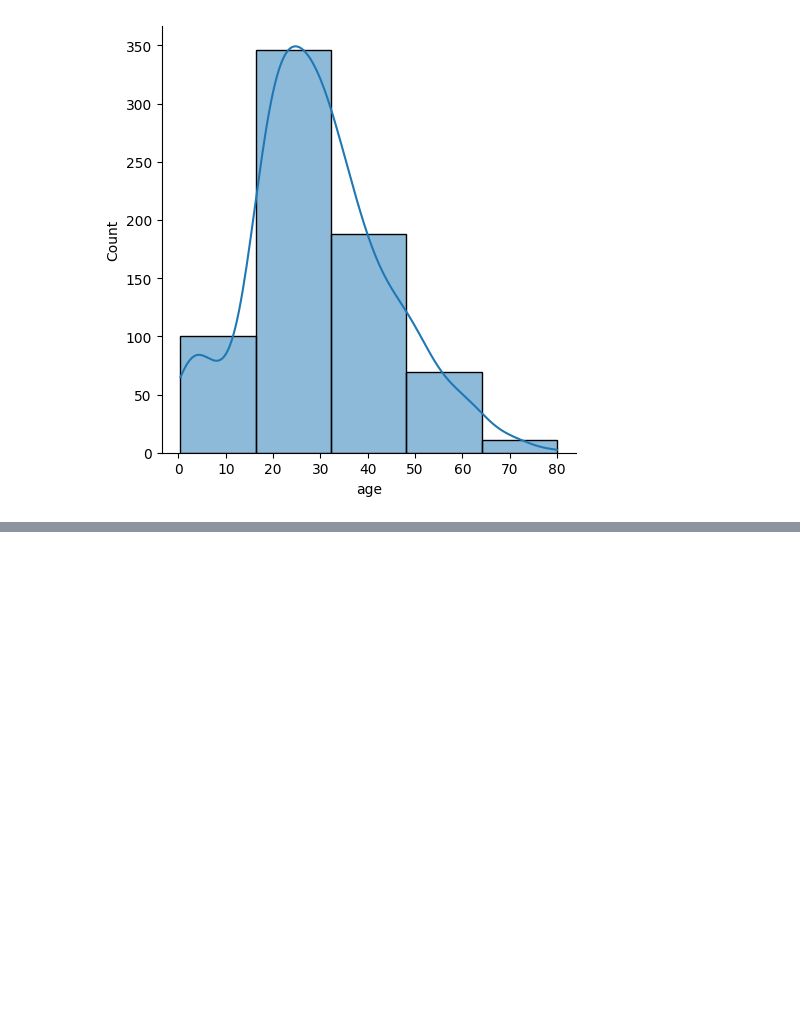
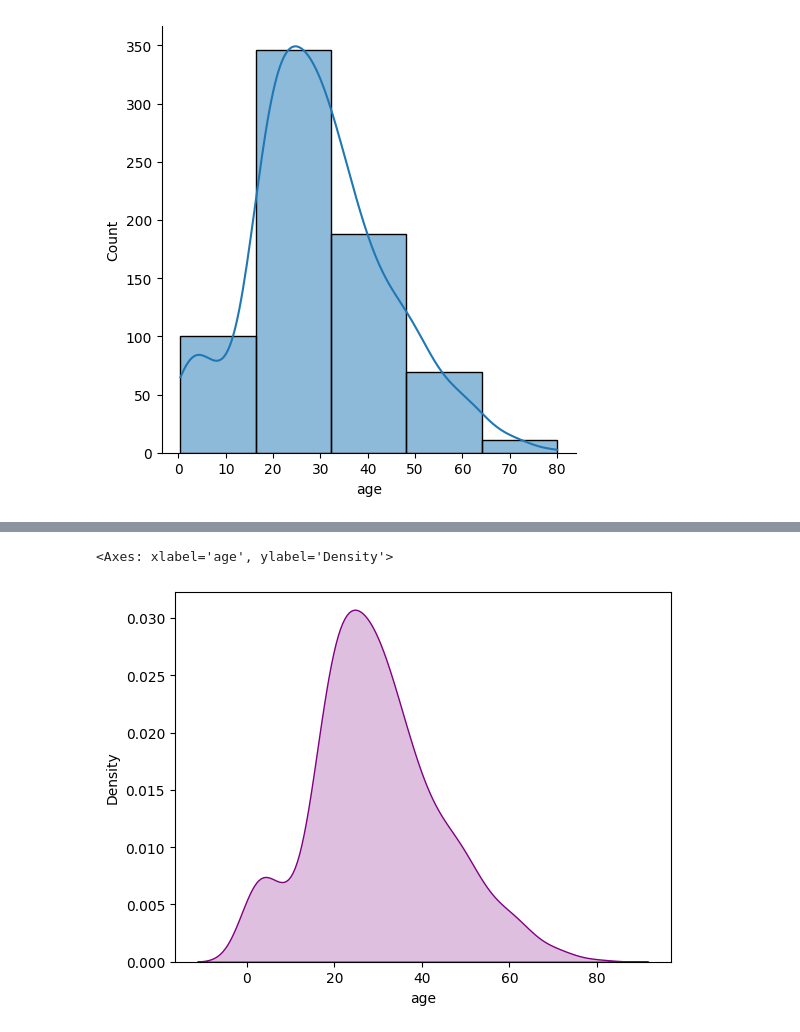
Before and after one commit to Aditya44234/AIwithPy, a Jupyter notebook: seaborn.ipynb, the cells around one changed output, grey strips where cells are left out. Cells and saved outputs as stored; diff of their text form; code cells hidden in the pictures; blank space fills up the shorter version.

```diff
--- a/seaborn.ipynb
+++ b/seaborn.ipynb
@@ -53,0 +78,7 @@ sns.displot(x='age',kde=True,bins=5,data=df)
+# %%
+# KDE plot
+
+sns.kdeplot(x='age',data=df,fill=True,color='purple')
+# %% [output]
+<Axes: xlabel='age', ylabel='Density'>
+[figure, added]
```
Also changed, not shown: parts of 7 cells of this notebook, 1 other file.
